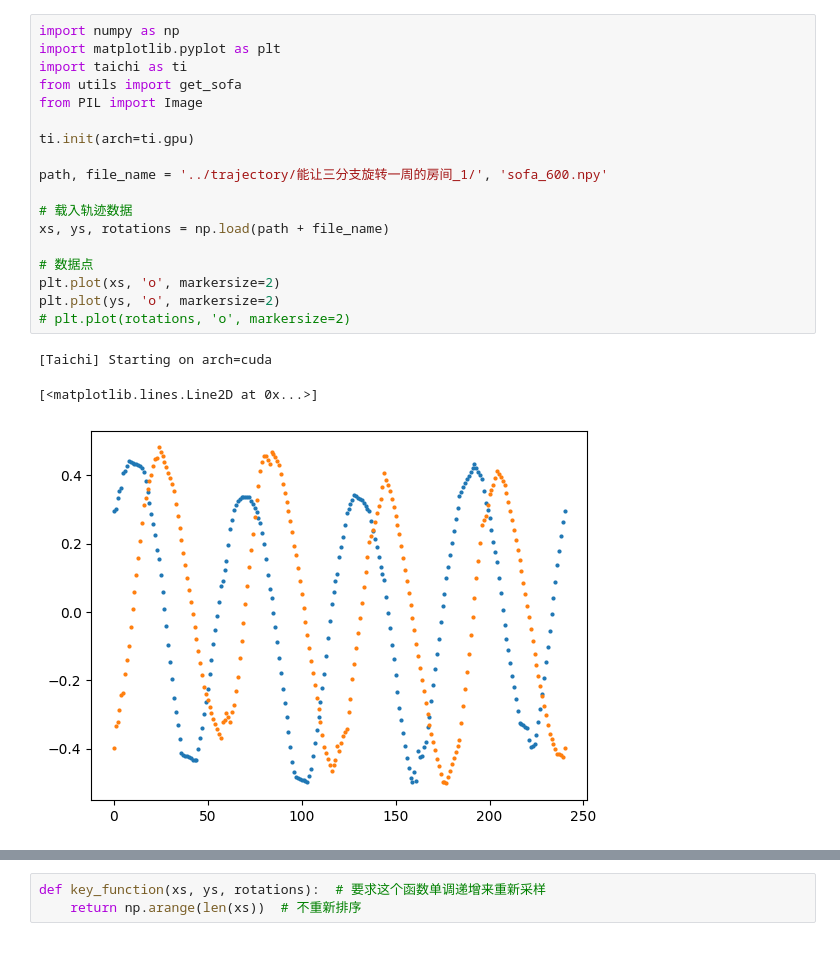
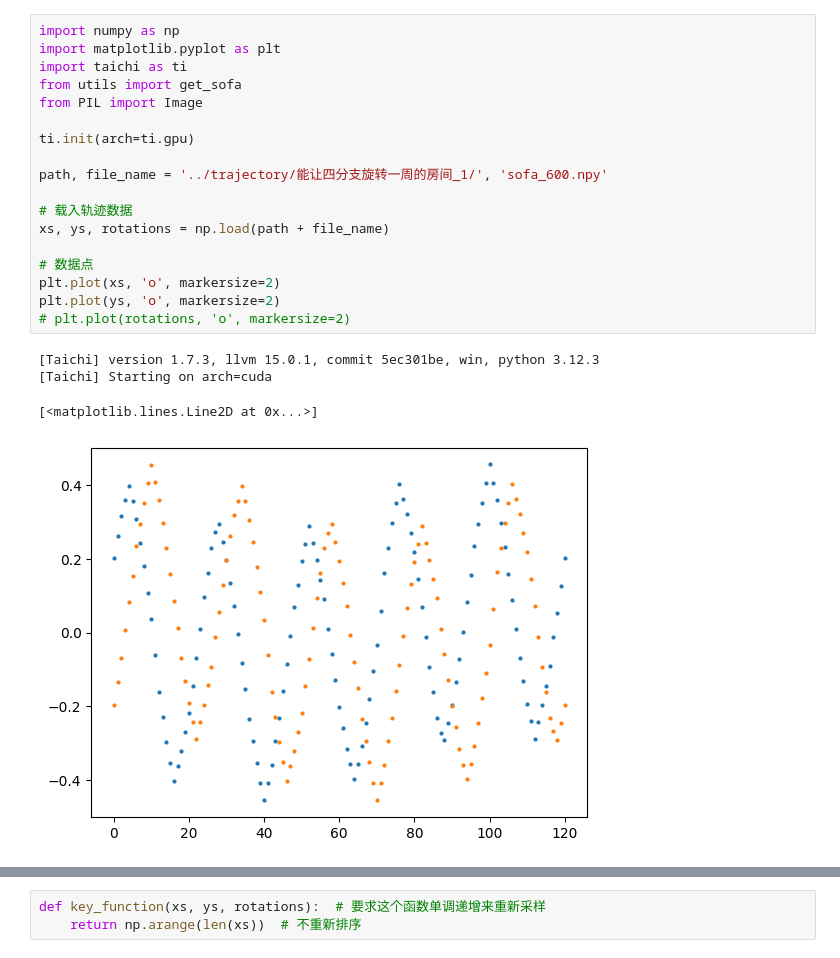
Before and after one commit to ShengzhiWu/moving-sofa-problem, a Jupyter notebook: src/制作动画_房间进化.ipynb, the cells around one changed output, grey strips where cells are left out. Saved outputs shown, nothing was run; the diff lists cells and outputs as text.

```diff
--- a/src/制作动画_房间进化.ipynb
+++ b/src/制作动画_房间进化.ipynb
@@ -1,25 +1,26 @@
 # %%
 import numpy as np
 import matplotlib.pyplot as plt
 import taichi as ti
 from utils import get_sofa
 from PIL import Image
 
 ti.init(arch=ti.gpu)
 
-path, file_name = '../trajectory/能让三分支旋转一周的房间_1/', 'sofa_600.npy'
+path, file_name = '../trajectory/能让四分支旋转一周的房间_1/', 'sofa_600.npy'
 
 # 载入轨迹数据
 xs, ys, rotations = np.load(path + file_name)
 
 # 数据点
 plt.plot(xs, 'o', markersize=2)
 plt.plot(ys, 'o', markersize=2)
 # plt.plot(rotations, 'o', markersize=2)
 # %% [output]
+[Taichi] version 1.7.3, llvm 15.0.1, commit 5ec301be, win, python 3.12.3
 [Taichi] Starting on arch=cuda
 [<matplotlib.lines.Line2D at 0x...>]
-[figure, old version]
+[figure, new version]
 # %%
 xs_inv_1 = []
 ys_inv_1 = []
```
Also changed, not shown: parts of 3 cells of this notebook, 1 other file.
